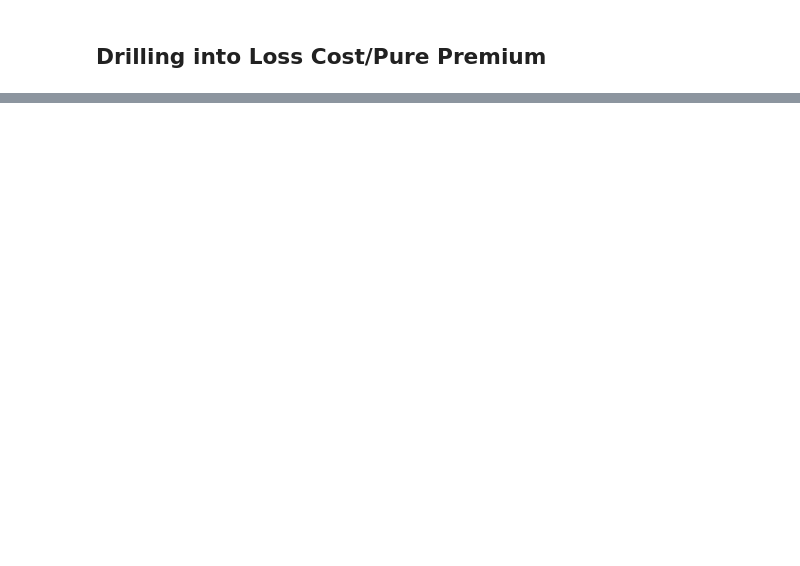
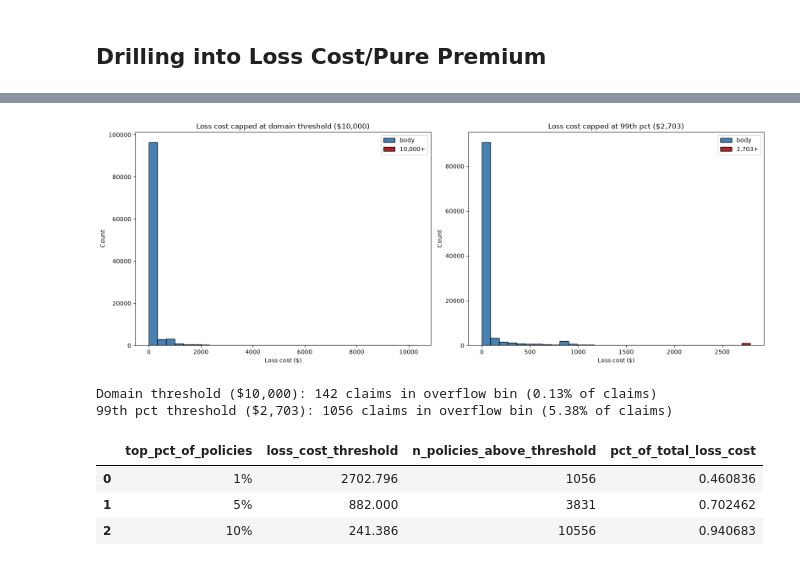
Before and after one commit to olumideodetunde/comm-insurance-underwriting-solutions, a Jupyter notebook: project/src/project_ml/m1-frequency-severity/exploration/EDA.ipynb, the cells around one changed output, grey strips where cells are left out. Cells and saved outputs as stored; diff of their text form; code cells hidden in the pictures; blank space fills up the shorter version.

Commit message:
nearly done with loss findings exploration

```diff
--- a/project/src/project_ml/m1-frequency-severity/exploration/EDA.ipynb
+++ b/project/src/project_ml/m1-frequency-severity/exploration/EDA.ipynb
@@ -453,0 +477,72 @@ plt.show()
+# %%
+def capped_histogram(data, threshold, n_bins=30, ax=None, title=None):
+  body = data[data <= threshold]
+  overflow_count = (data > threshold).sum()
+
+  counts, bin_edges = np.histogram(body, bins=n_bins, range=(0, threshold))
+  bin_width = bin_edges[1] - bin_edges[0]
+
+  if ax is None:
+      fig, ax = plt.subplots(figsize=(10, 6))
+
+  ax.bar(bin_edges[:-1], counts, width=bin_width, align='edge',
+         edgecolor='black', color='steelblue', label='body')
+  ax.bar(threshold, overflow_count, width=bin_width, align='edge',
+         edgecolor='black', color='firebrick', label=f'{threshold:,.0f}+')
+
+  ax.set_xlabel('Loss cost ($)')
+  ax.set_ylabel('Count')
+  ax.set_title(title)
+  ax.legend()
+
+  return ax, overflow_count
+
+threshold_domain = 10_000
+threshold_pctile = policy_df['Cost_claims_year'].quantile(0.99)
+
+fig, axes = plt.subplots(1, 2, figsize=(16, 6))
+
+_, overflow_domain = capped_histogram(
+  policy_df['Cost_claims_year'], threshold_domain, n_bins=30, ax=axes[0],
+  title=f'Loss cost capped at domain threshold (${threshold_domain:,.0f})'
+)
+_, overflow_pctile = capped_histogram(
+  policy_df['Cost_claims_year'], threshold_pctile, n_bins=30, ax=axes[1],
+  title=f'Loss cost capped at 99th pct (${threshold_pctile:,.0f})'
+)
+
+plt.tight_layout()
+plt.show()
+
+print(f"Domain threshold (${threshold_domain:,.0f}): {overflow_domain} claims in overflow bin "
+    f"({overflow_domain / len(policy_df['Cost_claims_year']):.2%} of claims)")
+print(f"99th pct threshold (${threshold_pctile:,.0f}): {overflow_pctile} claims in overflow bin "
+    f"({overflow_pctile / len(severity):.2%} of claims)")
+# %% [output]
+[figure, added]
+Domain threshold ($10,000): 142 claims in overflow bin (0.13% of claims)
+99th pct threshold ($2,703): 1056 claims in overflow bin (5.38% of claims)
+# %%
+## Compute the total percentage of the loss cost that falls into the top 1%/5%/10%. This will mean not considering the year on year or month on month element to this as a first cut - Done on the full dataset not the nonzero ones
+
+total_loss_cost = policy_df['Cost_claims_year'].sum()
+
+top_shares = [0.01, 0.05, 0.10]
+rows = []
+for share in top_shares:
+  threshold = policy_df['Cost_claims_year'].quantile(1 - share)
+  above_threshold = policy_df.loc[policy_df['Cost_claims_year'] > threshold, 'Cost_claims_year']
+  rows.append({
+      'top_pct_of_policies': f'{share:.0%}',
+      'loss_cost_threshold': threshold,
+      'n_policies_above_threshold': above_threshold.count(),
+      'pct_of_total_loss_cost': above_threshold.sum() / total_loss_cost,
+  })
+
+loss_cost_concentration = pd.DataFrame(rows)
+loss_cost_concentration
+# %% [output]
+|  | top_pct_of_policies | loss_cost_threshold | n_policies_above_threshold | pct_of_total_loss_cost |
+| 0 | 1% | 2702.796 | 1056 | 0.460836 |
+| 1 | 5% | 882.000 | 3831 | 0.702462 |
+| 2 | 10% | 241.386 | 10556 | 0.940683 |
```
Also changed, not shown: parts of 27 cells of this notebook.
